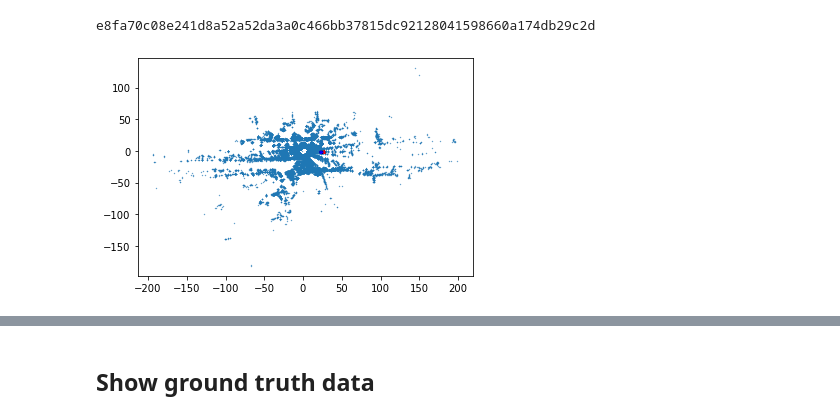
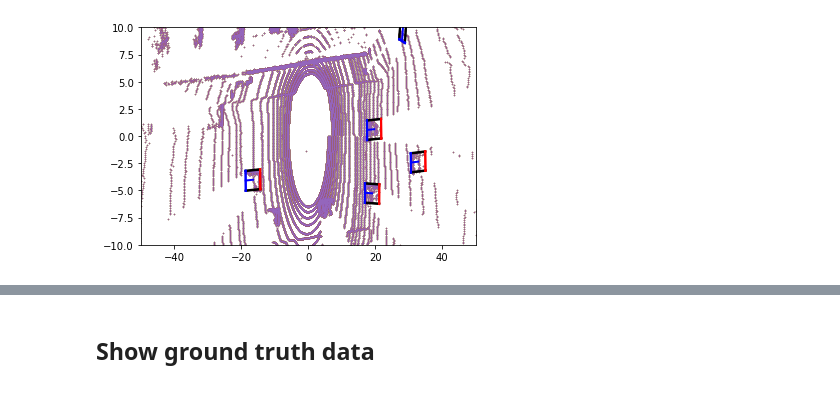
Before and after one commit to kanhua/lyft-3d-main, a Jupyter notebook: Check train-val data detection.ipynb, the cells around one changed output, grey strips where cells are left out. Cells and saved outputs as stored; diff of their text form; code cells hidden in the pictures.

```diff
--- a/Check train-val data detection.ipynb
+++ b/Check train-val data detection.ipynb
@@ -18,0 +13,3 @@ data_idx=105
+# %%
+import pandas as pd
+val_df=pd.read_csv(pred_file,index_col="Id")
@@ -18,0 +26,6 @@ data_idx=105
+# %%
+data_idx=0
+sample_token=val_df.index[data_idx]
+boxes_str=val_df.loc[sample_token,'PredictionString']
+# %%
+boxes=parse_string_to_box(boxes_str)
@@ -37,5 +35,0 @@ Name: 105, dtype: object
-# %%
-sample_token=pred_obj['sample_id'][data_idx]
-print(sample_token)
-# %% [output]
-e8fa70c08e241d8a52a52da3a0c466bb37815dc92128041598660a174db29c2d
@@ -55,12 +45,14 @@ _,box=get_train_data_sample_token_and_box(data_idx,pred_obj)
 # %%
-box_in_lidar_coord=transform_box_from_world_to_sensor_coordinates(box,lidar_top_token,level5data)
 fig,ax=plt.subplots()
-pts=lpc.points
-ax.scatter(pts[0,:],pts[1,:],s=0.1)
-#ax.set_xlim([-30,-20])
-#ax.set_ylim([-20,10])
-view_mtx=np.eye(2)
-box_in_lidar_coord.render(ax,view=view_mtx)
+for pred_box in boxes:
+    box_in_lidar_coord=transform_box_from_world_to_sensor_coordinates(pred_box,lidar_top_token,level5data)
+
+    pts=lpc.points
+    ax.scatter(pts[0,:],pts[1,:],s=0.1)
+    ax.set_xlim([-50,50])
+    ax.set_ylim([-10,10])
+    view_mtx=np.eye(2)
+    box_in_lidar_coord.render(ax,view=view_mtx)
 # %% [output]
-[figure, old version]
+[figure, new version]
 # %%
```
Also changed, not shown: parts of 23 cells of this notebook, 1 other file.
